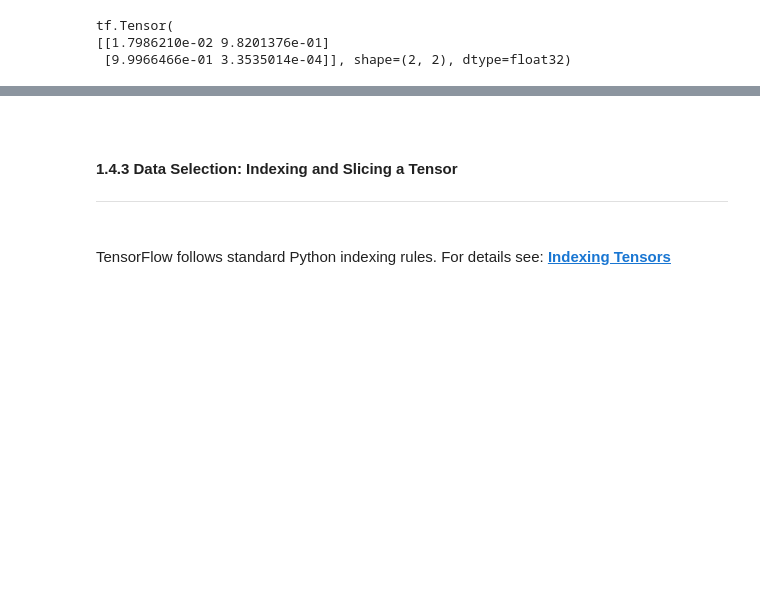
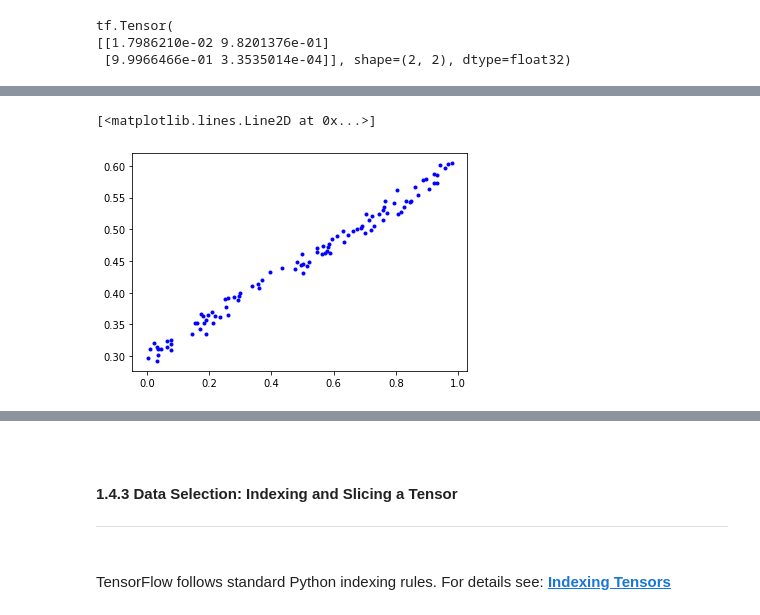
Before and after one commit to ehcastroh/intro_TENSORFLOW, a Jupyter notebook: m410_shallow_neural_networks_introduction_to_tensorflow_v2.ipynb, the cells around one changed output, grey strips where cells are left out. Saved outputs shown, nothing was run; the diff lists cells and outputs as text; code cells hidden in the pictures; blank space fills up the shorter version.

```diff
--- a/m410_shallow_neural_networks_introduction_to_tensorflow_v2.ipynb
+++ b/m410_shallow_neural_networks_introduction_to_tensorflow_v2.ipynb
@@ -786,0 +803,23 @@ tf.Tensor(
+# %%
+import tensorflow as tf
+
+import matplotlib as mpl
+import matplotlib.pyplot as plt
+
+mpl.rcParams['figure.figsize'] = (6, 4)
+# %%
+# create a noisy dataset that resembles y=mx+b+some_noise
+def noisy_data(m=0.3, b=.3, n=100):
+    x = tf.random.uniform(shape=(n,))
+    some_noise = tf.random.normal(shape=(len(x),), stddev=0.01)
+    y = m * x + b + some_noise
+    return(x, y)
+# %%
+# get some data
+x_train, y_train = noisy_data()
+# %%
+# visualize the data as scatter
+plt.plot(x_train, y_train, 'b.')
+# %% [output]
+[<matplotlib.lines.Line2D at 0x...>]
+[figure, added]
```
Also changed, not shown: parts of 30 cells of this notebook, 24 other files.
